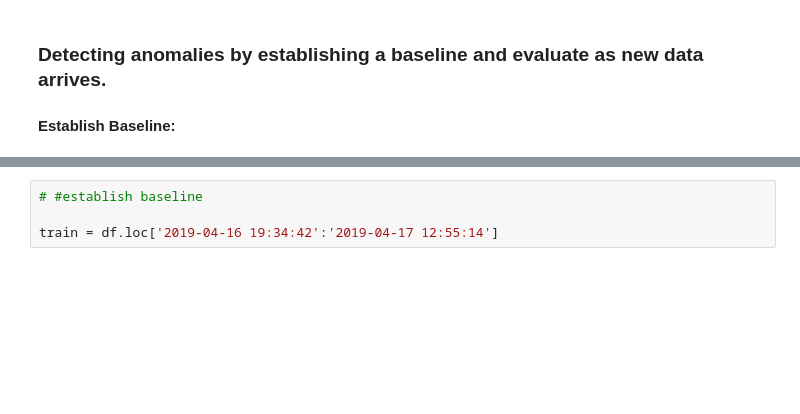
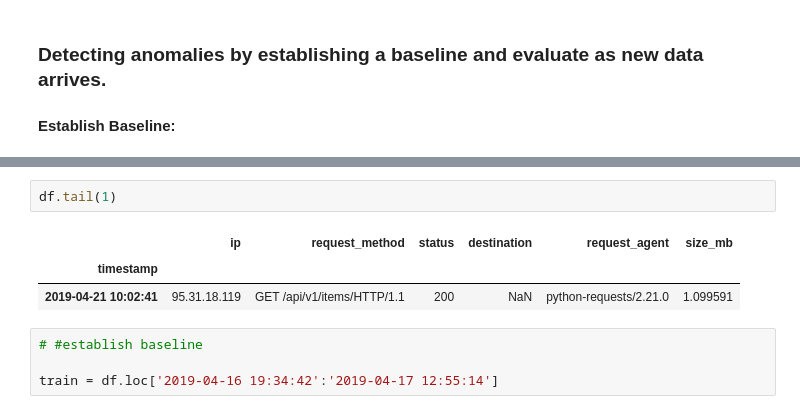
Before and after one commit to cindyvillanuevads/anomaly-detection-exercises, a Jupyter notebook: AD-discrete-probabilistic.ipynb, the cells around one changed output, grey strips where cells are left out. Cells and saved outputs as stored; diff of their text form; blank space fills up the shorter version.

```diff
--- a/AD-discrete-probabilistic.ipynb
+++ b/AD-discrete-probabilistic.ipynb
@@ -261,3 +329,9 @@ for p in splot.patches:
+# %%
+df.tail(1)
+# %% [output]
+|  | ip | request_method | status | destination | request_agent | size_mb |
+| timestamp |  |  |  |  |  |  |
+| 2019-04-21 10:02:41 | 95.31.18.119 | GET /api/v1/items/HTTP/1.1 | 200 | NaN | python-requests/2.21.0 | 1.099591 |
 # %%
 # #establish baseline
 
```
Also changed, not shown: parts of 13 cells of this notebook.
